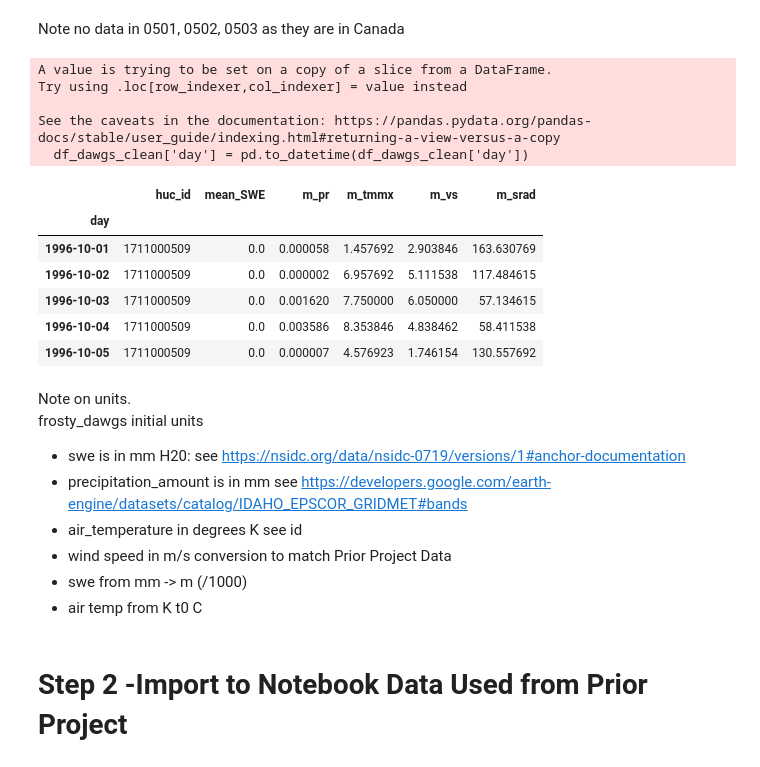
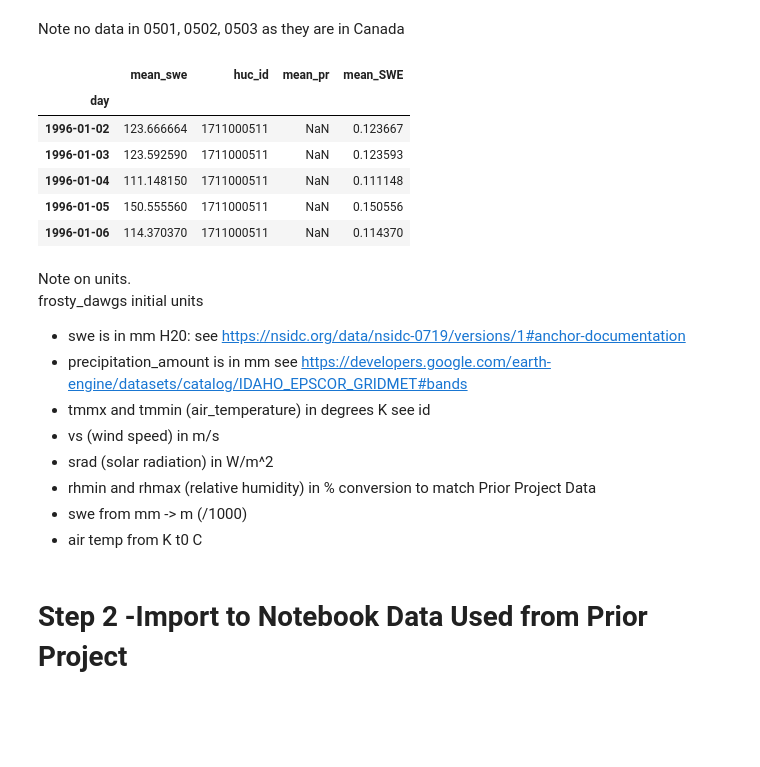
Before and after one commit to DSHydro/SnowML, a Jupyter notebook: notebooks/Verify_Pipeline/VerifyDataPipe.ipynb, the cells around one changed output. Cells and saved outputs as stored; diff of their text form; code cells hidden in the pictures; blank space fills up the shorter version.

```diff
--- a/notebooks/Verify_Pipeline/VerifyDataPipe.ipynb
+++ b/notebooks/Verify_Pipeline/VerifyDataPipe.ipynb
@@ -48,10 +49,11 @@ def s3_to_df(file_name, bucket_name):
 bucket_name = "dawgs-model-ready"
 huc_id = "17110005"
 huc_lev = "Huc10" # Huc 10 as subunit of analysis
-sub_huc = '09'
+sub_huc = '11'
 full_huc = huc_id + sub_huc
 print(full_huc)
-file_name = f"model_ready_{huc_lev}_in_{huc_id}.csv"
+#file_name = f"model_ready_{huc_lev}_in_{huc_id}.csv"
+file_name = f"model_ready_huc{full_huc}.csv"
 df_dawgs = s3_to_df(file_name, bucket_name)
 df_dawgs.head()
 # %% [output]
@@ -67,52 +69,48 @@ Note no data in 0501, 0502, 0503 as they are in Canada
 # %%
 # a bit of cleaning and filtering
 
-# Filter to the -04 subbasin
+# Filter to the -XX subbasin
 df_dawgs_clean = df_dawgs[df_dawgs['huc_id'] == int(full_huc)]
 
 # Ensure the 'time' column is in datetime format
 df_dawgs_clean['day'] = pd.to_datetime(df_dawgs_clean['day'])
 
 # Filter rows where 'time' is after the year 1996
 df_dawgs_clean = df_dawgs_clean[df_dawgs_clean['day'] > '1996-01-01']
 
 # Set time as the index
 df_dawgs_clean = df_dawgs_clean.set_index('day')
 
 # Display
 df_dawgs_clean.head()
 
-# convert units and shorten colum_names
-df_dawgs_clean["mean_SWE"] = df_dawgs_clean["mean_SWE"]/1000 # mm->m
-df_dawgs_clean["m_pr"] = df_dawgs_clean["mean_precipitation_amount"]/(100**2) # TO DO: EXPLAIN UNIT CHANGE
-df_dawgs_clean["m_tmmx"] = df_dawgs_clean["mean_air_temperature"] - 273.15  # degrees K to degrees C
-df_dawgs_clean["m_vs"] = df_dawgs_clean["mean_wind_speed"]
-df_dawgs_clean["m_srad"] = df_dawgs_clean["mean_surface_downwelling_shortwave_flux_in_air"]
+# convert units
+df_dawgs_clean["mean_SWE"] = df_dawgs_clean["mean_swe"]/1000 # mm->m
+df_dawgs_clean["mean_pr"] = df_dawgs_clean["mean_pr"]/(100**2) # TO DO: EXPLAIN UNIT CHANGE
+#df_dawgs_clean["mean_tmmx"] = df_dawgs_clean["mean_tmmx"] - 273.15  # degrees K to degrees C
+#df_dawgs_clean["mean_tmmn"] = df_dawgs_clean["mean_tmmn"] - 273.15  # degrees K to degrees C
 
-col_to_kp = ["huc_id", "mean_SWE", "m_pr", "m_tmmx", "m_vs", "m_srad"]
+col_to_kp = df_dawgs_clean.columns.drop("Unnamed: 0")
 
 df_dawgs_clean = df_dawgs_clean[col_to_kp]
 df_dawgs_clean.head()
 # %% [output]
-A value is trying to be set on a copy of a slice from a DataFrame.
-Try using .loc[row_indexer,col_indexer] = value instead
-
-See the caveats in the documentation: https://pandas.pydata.org/pandas-docs/stable/user_guide/indexing.html#returning-a-view-versus-a-copy
-  df_dawgs_clean['day'] = pd.to_datetime(df_dawgs_clean['day'])
-|  | huc_id | mean_SWE | m_pr | m_tmmx | m_vs | m_srad |
-| day |  |  |  |  |  |  |
-| 1996-10-01 | 1711000509 | 0.0 | 0.000058 | 1.457692 | 2.903846 | 163.630769 |
-| 1996-10-02 | 1711000509 | 0.0 | 0.000002 | 6.957692 | 5.111538 | 117.484615 |
-| 1996-10-03 | 1711000509 | 0.0 | 0.001620 | 7.750000 | 6.050000 | 57.134615 |
-| 1996-10-04 | 1711000509 | 0.0 | 0.003586 | 8.353846 | 4.838462 | 58.411538 |
-| 1996-10-05 | 1711000509 | 0.0 | 0.000007 | 4.576923 | 1.746154 | 130.557692 |
+|  | mean_swe | huc_id | mean_pr | mean_SWE |
+| day |  |  |  |  |
+| 1996-01-02 | 123.666664 | 1711000511 | NaN | 0.123667 |
+| 1996-01-03 | 123.592590 | 1711000511 | NaN | 0.123593 |
+| 1996-01-04 | 111.148150 | 1711000511 | NaN | 0.111148 |
+| 1996-01-05 | 150.555560 | 1711000511 | NaN | 0.150556 |
+| 1996-01-06 | 114.370370 | 1711000511 | NaN | 0.114370 |
 # %% [markdown]
 Note on units.
 frosty_dawgs initial units
  - swe is in mm H20: see https://nsidc.org/data/nsidc-0719/versions/1#anchor-documentation
  - precipitation_amount is in mm see https://developers.google.com/earth-engine/datasets/catalog/IDAHO_EPSCOR_GRIDMET#bands
- - air_temperature in degrees K see id
- - wind speed in m/s
+ - tmmx and tmmin (air_temperature) in degrees K see id
+ - vs (wind speed) in m/s
+ - srad (solar radiation) in W/m^2
+ - rhmin and rhmax (relative humidity) in %
 conversion to match Prior Project Data
 - swe from mm -> m (/1000)
 - air temp from K t0 C
```
Also changed, not shown: parts of 26 cells of this notebook, 2 other files.
